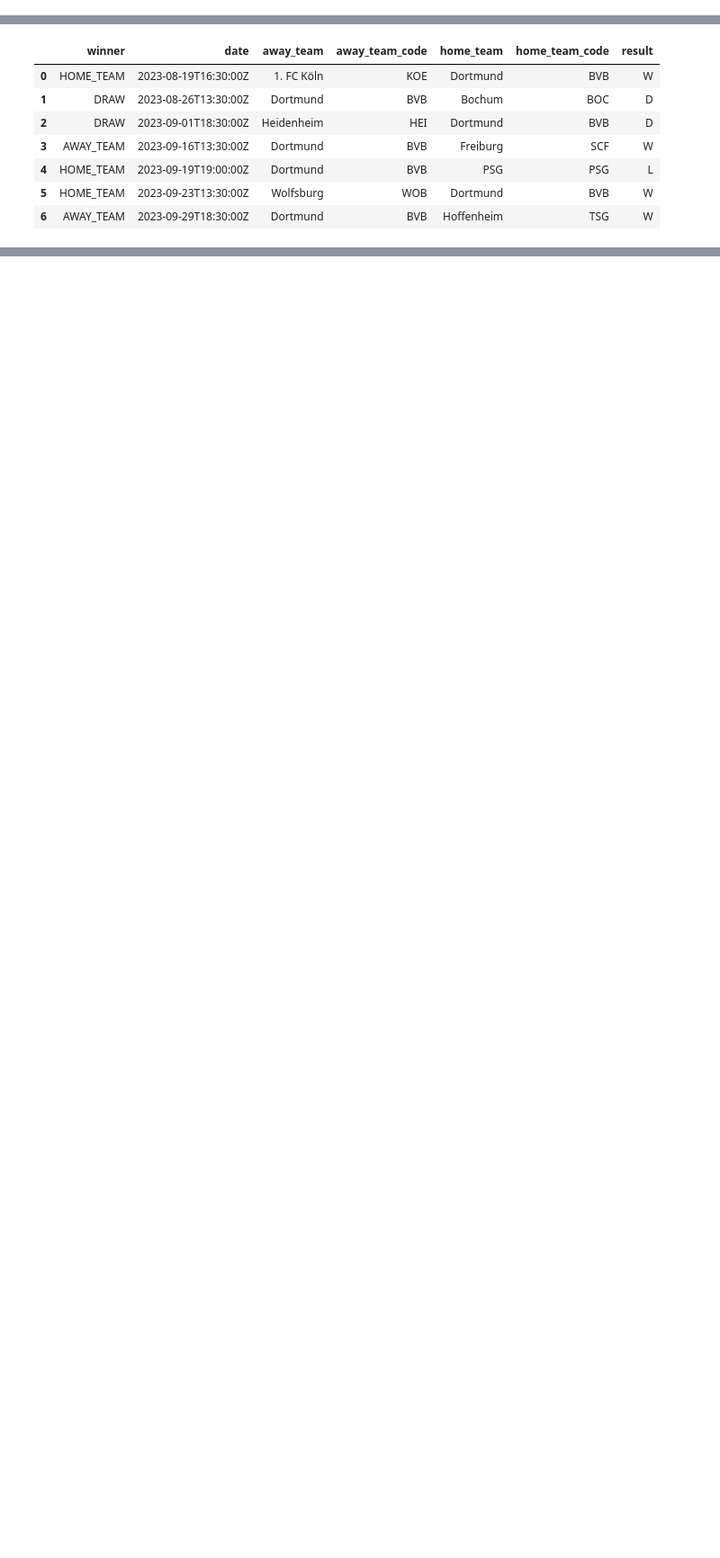
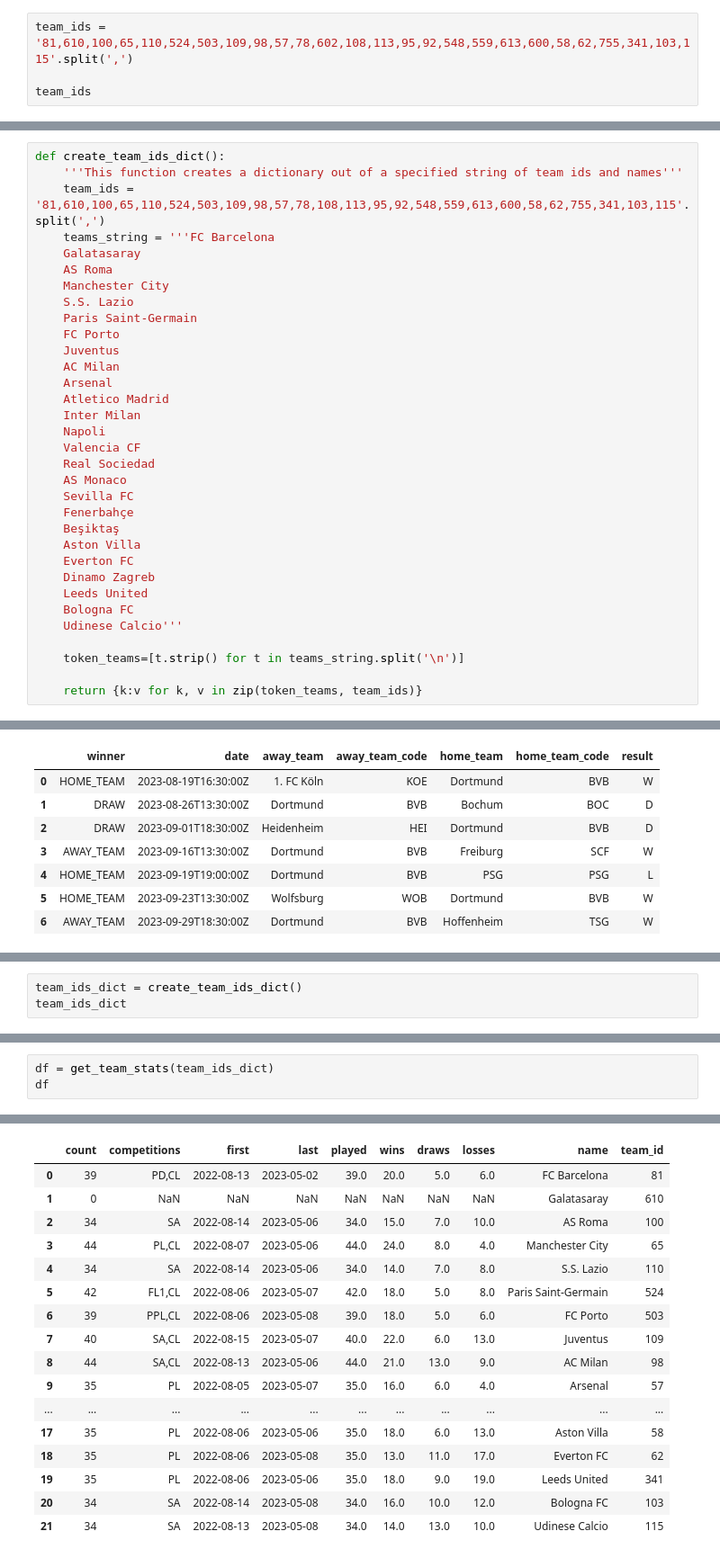
Before and after one commit to GuillermoIzquierdo/NimbusAcademyProject, a Jupyter notebook: Notebooks/football_api.ipynb, the cells around one changed output, grey strips where cells are left out. Shown at 90% size. Drawn from its saved outputs; the diff is of its cells as text; blank space fills up the shorter version.

```diff
--- a/Notebooks/football_api.ipynb
+++ b/Notebooks/football_api.ipynb
@@ -10,0 +44,4 @@ base_url = 'https://api.football-data.org'
+# %%
+team_ids = '81,610,100,65,110,524,503,109,98,57,78,602,108,113,95,92,548,559,613,600,58,62,755,341,103,115'.split(',')
+
+team_ids
@@ -478,0 +645,33 @@ team_data
+# %%
+def create_team_ids_dict():
+    '''This function creates a dictionary out of a specified string of team ids and names'''
+    team_ids = '81,610,100,65,110,524,503,109,98,57,78,108,113,95,92,548,559,613,600,58,62,755,341,103,115'.split(',')
+    teams_string = '''FC Barcelona
+    Galatasaray
+    AS Roma
+    Manchester City
+    S.S. Lazio
+    Paris Saint-Germain
+    FC Porto
+    Juventus
+    AC Milan
+    Arsenal
+    Atletico Madrid
+    Inter Milan
+    Napoli
+    Valencia CF
+    Real Sociedad
+    AS Monaco
+    Sevilla FC
+    Fenerbahçe
+    Beşiktaş
+    Aston Villa
+    Everton FC
+    Dinamo Zagreb
+    Leeds United
+    Bologna FC
+    Udinese Calcio'''
+
+    token_teams=[t.strip() for t in teams_string.split('\n')]
+
+    return {k:v for k, v in zip(token_teams, team_ids)}
@@ -541,0 +904,3 @@ dortmund_df
+# %%
+team_ids_dict = create_team_ids_dict()
+team_ids_dict
@@ -541,0 +925,4 @@ dortmund_df
+# %%
+df = get_team_stats(team_ids_dict)
+df
+# %% [output]
@@ -541,0 +946,17 @@ dortmund_df
+|  | count | competitions | first | last | played | wins | draws | losses | name | team_id |
+| 0 | 39 | PD,CL | 2022-08-13 | 2023-05-02 | 39.0 | 20.0 | 5.0 | 6.0 | FC Barcelona | 81 |
+| 1 | 0 | NaN | NaN | NaN | NaN | NaN | NaN | NaN | Galatasaray | 610 |
+| 2 | 34 | SA | 2022-08-14 | 2023-05-06 | 34.0 | 15.0 | 7.0 | 10.0 | AS Roma | 100 |
+| 3 | 44 | PL,CL | 2022-08-07 | 2023-05-06 | 44.0 | 24.0 | 8.0 | 4.0 | Manchester City | 65 |
+| 4 | 34 | SA | 2022-08-14 | 2023-05-06 | 34.0 | 14.0 | 7.0 | 8.0 | S.S. Lazio | 110 |
+| 5 | 42 | FL1,CL | 2022-08-06 | 2023-05-07 | 42.0 | 18.0 | 5.0 | 8.0 | Paris Saint-Germain | 524 |
+| 6 | 39 | PPL,CL | 2022-08-06 | 2023-05-08 | 39.0 | 18.0 | 5.0 | 6.0 | FC Porto | 503 |
+| 7 | 40 | SA,CL | 2022-08-15 | 2023-05-07 | 40.0 | 22.0 | 6.0 | 13.0 | Juventus | 109 |
+| 8 | 44 | SA,CL | 2022-08-13 | 2023-05-06 | 44.0 | 21.0 | 13.0 | 9.0 | AC Milan | 98 |
+| 9 | 35 | PL | 2022-08-05 | 2023-05-07 | 35.0 | 16.0 | 6.0 | 4.0 | Arsenal | 57 |
+| ... | ... | ... | ... | ... | ... | ... | ... | ... | ... | ... |
+| 17 | 35 | PL | 2022-08-06 | 2023-05-06 | 35.0 | 18.0 | 6.0 | 13.0 | Aston Villa | 58 |
+| 18 | 35 | PL | 2022-08-06 | 2023-05-08 | 35.0 | 13.0 | 11.0 | 17.0 | Everton FC | 62 |
+| 19 | 35 | PL | 2022-08-06 | 2023-05-06 | 35.0 | 18.0 | 9.0 | 19.0 | Leeds United | 341 |
+| 20 | 34 | SA | 2022-08-14 | 2023-05-08 | 34.0 | 16.0 | 10.0 | 12.0 | Bologna FC | 103 |
+| 21 | 34 | SA | 2022-08-13 | 2023-05-08 | 34.0 | 14.0 | 13.0 | 10.0 | Udinese Calcio | 115 |
```
Also changed, not shown: parts of 19 cells of this notebook, 7 other files.
